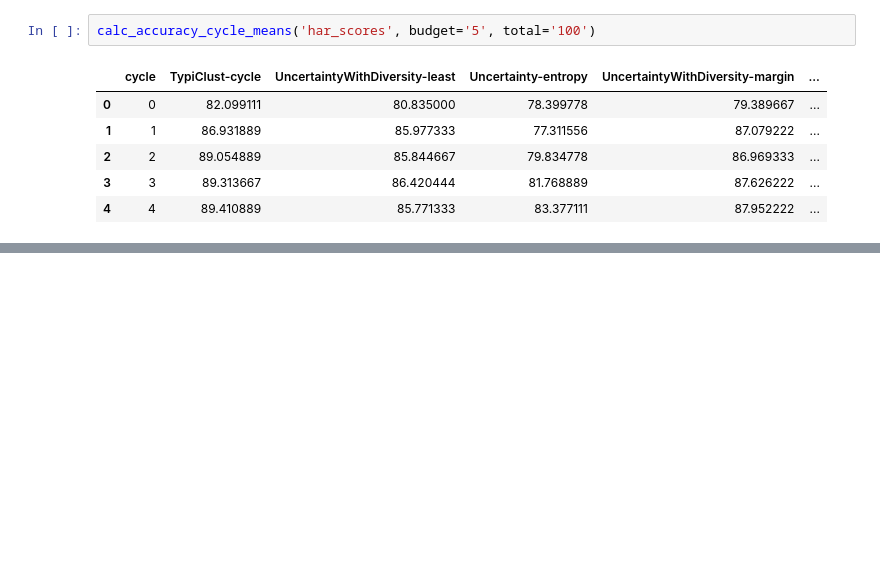
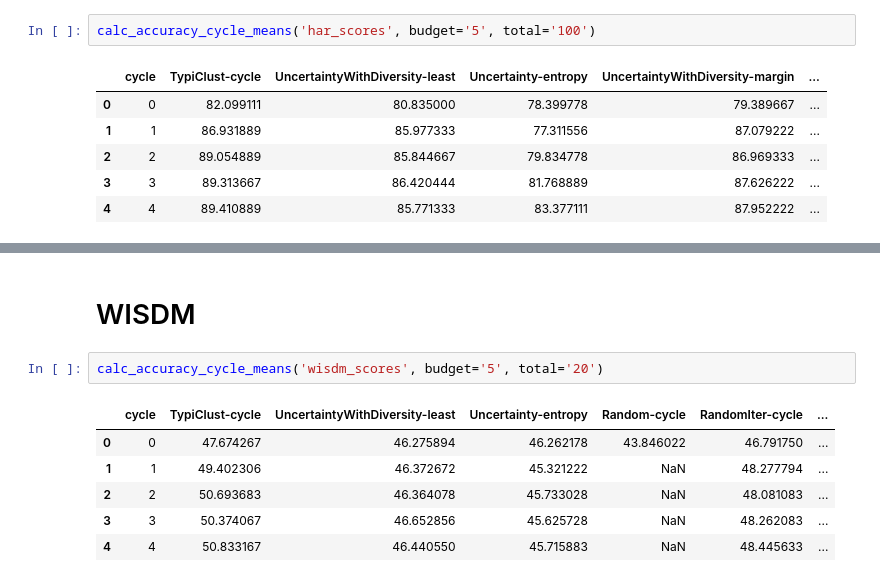
Before and after one commit to samueljacsev/TSCIL-AL, a Jupyter notebook: result/process_accs.ipynb, the cells around one changed output, grey strips where cells are left out. Saved outputs shown, nothing was run; the diff lists cells and outputs as text; blank space fills up the shorter version.

```diff
--- a/result/process_accs.ipynb
+++ b/result/process_accs.ipynb
@@ -134,0 +148,11 @@ calc_accuracy_cycle_means('har_scores', budget='5', total='200')
+# %% [markdown]
+# WISDM
+# %%
+calc_accuracy_cycle_means('wisdm_scores', budget='5', total='20')
+# %% [output]
+|  | cycle | TypiClust-cycle | UncertaintyWithDiversity-least | Uncertainty-entropy | Random-cycle | RandomIter-cycle | ... |
+| 0 | 0 | 47.674267 | 46.275894 | 46.262178 | 43.846022 | 46.791750 | ... |
+| 1 | 1 | 49.402306 | 46.372672 | 45.321222 | NaN | 48.277794 | ... |
+| 2 | 2 | 50.693683 | 46.364078 | 45.733028 | NaN | 48.081083 | ... |
+| 3 | 3 | 50.374067 | 46.652856 | 45.625728 | NaN | 48.262083 | ... |
+| 4 | 4 | 50.833167 | 46.440550 | 45.715883 | NaN | 48.445633 | ... |
```
Also changed, not shown: parts of 11 cells of this notebook.
